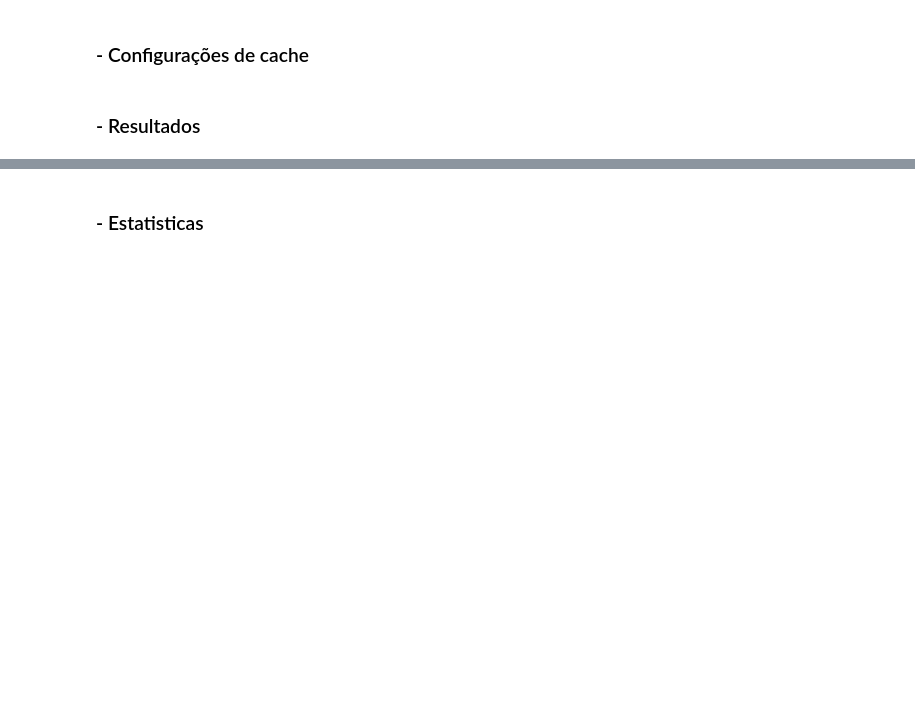
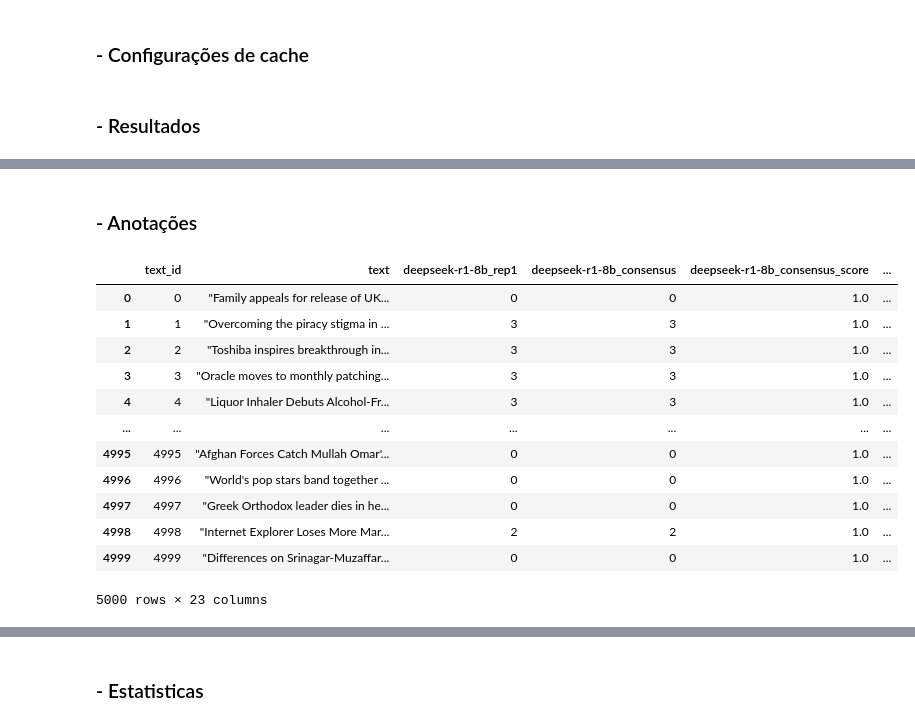
Before and after one commit to Ktzani/llm-annotation, a Jupyter notebook: src/notebooks/analise_consenso_llms.ipynb, the cells around one changed output, grey strips where cells are left out. Saved outputs shown, nothing was run; the diff lists cells and outputs as text; code cells hidden in the pictures; blank space fills up the shorter version.

```diff
--- a/src/notebooks/analise_consenso_llms.ipynb
+++ b/src/notebooks/analise_consenso_llms.ipynb
@@ -319,0 +120,21 @@ df_metrics = annotator.evaluate_model_metrics(
+# %% [markdown]
+### - Anotações
+# %%
+df_annotations = pd.read_csv(results_dataset_path.joinpath("annotations.csv"))
+
+df_annotations["ground_truth"] = ground_truth
+df_annotations
+# %% [output]
+|  | text_id | text | deepseek-r1-8b_rep1 | deepseek-r1-8b_consensus | deepseek-r1-8b_consensus_score | ... |
+| 0 | 0 | "Family appeals for release of UK... | 0 | 0 | 1.0 | ... |
+| 1 | 1 | "Overcoming the piracy stigma in ... | 3 | 3 | 1.0 | ... |
+| 2 | 2 | "Toshiba inspires breakthrough in... | 3 | 3 | 1.0 | ... |
+| 3 | 3 | "Oracle moves to monthly patching... | 3 | 3 | 1.0 | ... |
+| 4 | 4 | "Liquor Inhaler Debuts Alcohol-Fr... | 3 | 3 | 1.0 | ... |
+| ... | ... | ... | ... | ... | ... | ... |
+| 4995 | 4995 | "Afghan Forces Catch Mullah Omar'... | 0 | 0 | 1.0 | ... |
+| 4996 | 4996 | "World's pop stars band together ... | 0 | 0 | 1.0 | ... |
+| 4997 | 4997 | "Greek Orthodox leader dies in he... | 0 | 0 | 1.0 | ... |
+| 4998 | 4998 | "Internet Explorer Loses More Mar... | 2 | 2 | 1.0 | ... |
+| 4999 | 4999 | "Differences on Srinagar-Muzaffar... | 0 | 0 | 1.0 | ... |
+5000 rows × 23 columns
```
Also changed, not shown: parts of 41 cells of this notebook, 5 other files.
